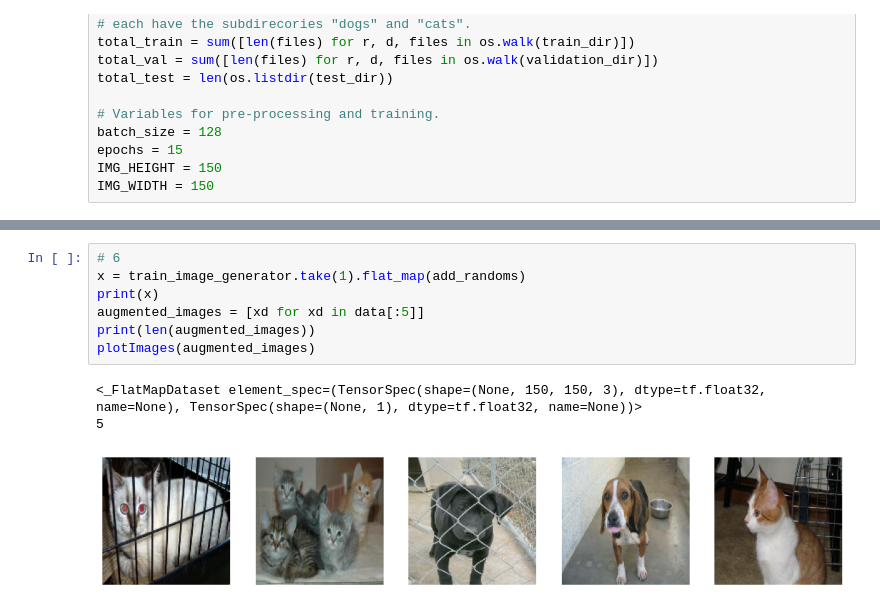
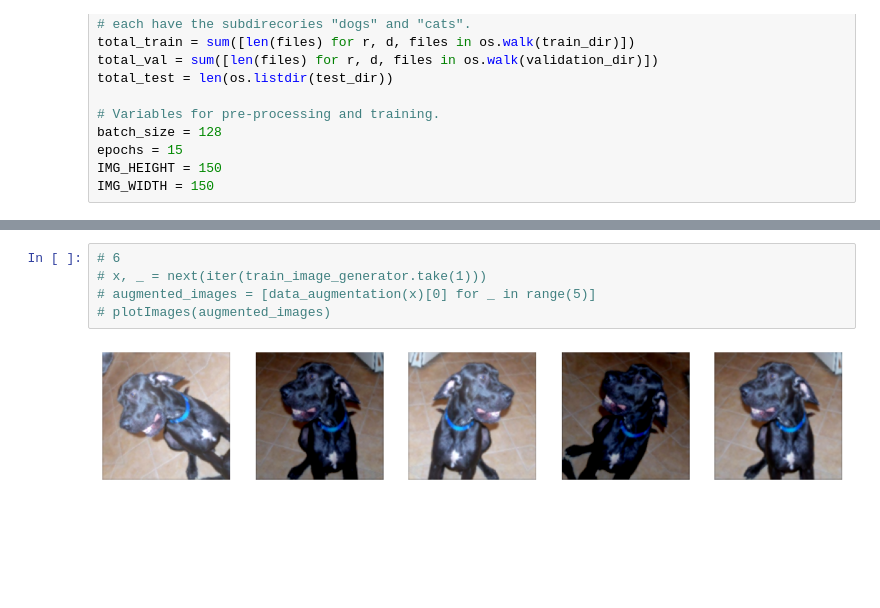
Before and after one commit to jtmonroe/FreeCodeCamp-MachineLearning, a Jupyter notebook: fcc_cat_dog.ipynb, the cells around one changed output, grey strips where cells are left out. Drawn from its saved outputs; the diff is of its cells as text; blank space fills up the shorter version.

```diff
--- a/fcc_cat_dog.ipynb
+++ b/fcc_cat_dog.ipynb
@@ -118,15 +118,11 @@ train_image_generator = from_directory(train_dir, 'inferred').flat_map(add_rando
 Found 2000 files belonging to 2 classes.
 # %%
 # 6
-x = train_image_generator.take(1).flat_map(add_randoms)
-print(x)
-augmented_images = [xd for xd in data[:5]]
-print(len(augmented_images))
-plotImages(augmented_images)
+# x, _ = next(iter(train_image_generator.take(1)))
+# augmented_images = [data_augmentation(x)[0] for _ in range(5)]
+# plotImages(augmented_images)
 # %% [output]
-<_FlatMapDataset element_spec=(TensorSpec(shape=(None, 150, 150, 3), dtype=tf.float32, name=None), TensorSpec(shape=(None, 1), dtype=tf.float32, name=None))>
-5
-[figure, old version]
+[figure, new version]
 # %%
 # 7
 def ConvLayer(filters):
```
Also changed, not shown: parts of 8 cells of this notebook.
